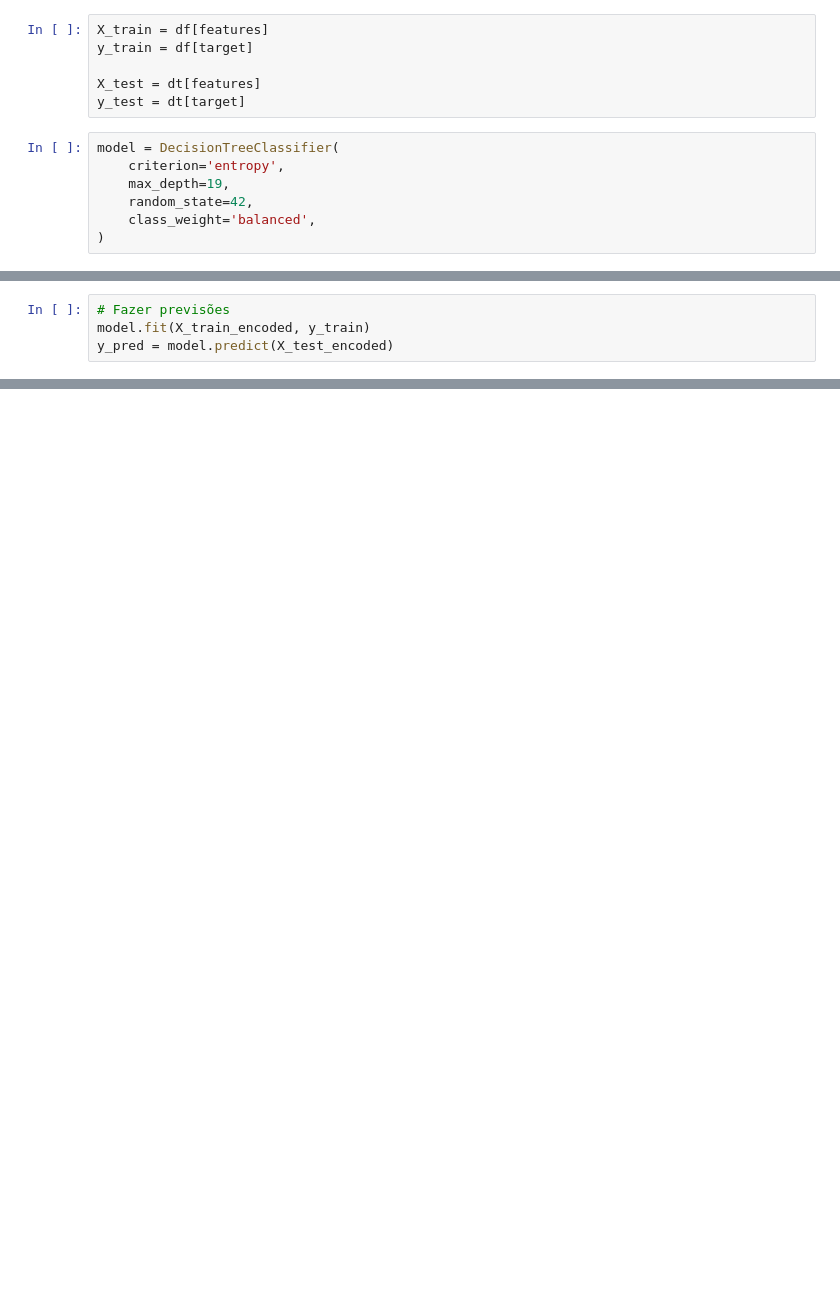
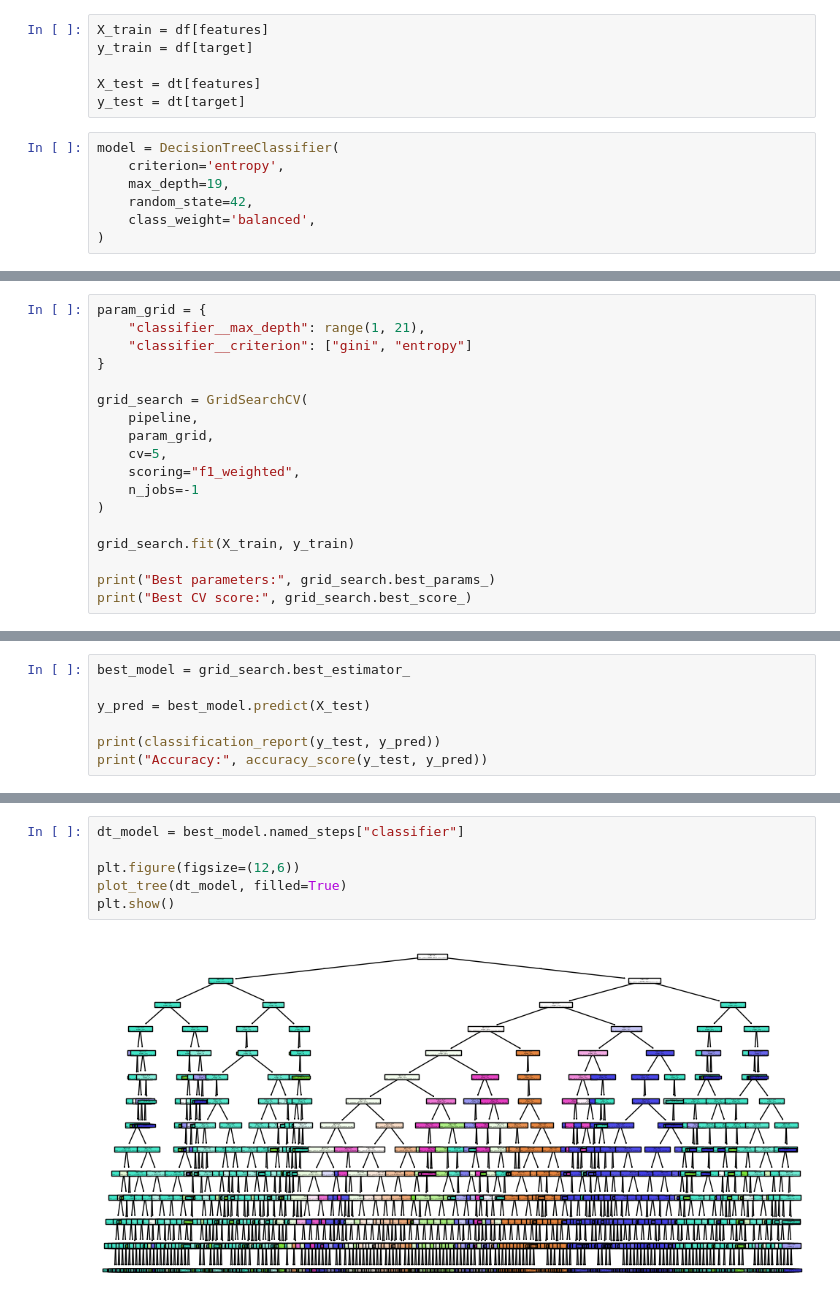
Before and after one commit to biammartins05-sketch/Triagem, a Jupyter notebook: modelos/decision_tree.ipynb, the cells around one changed output, grey strips where cells are left out. Drawn from its saved outputs; the diff is of its cells as text; blank space fills up the shorter version.

```diff
--- a/modelos/decision_tree.ipynb
+++ b/modelos/decision_tree.ipynb
@@ -125,4 +82,0 @@ Max Depth | Train Accuracy | Test Accuracy
-# %%
-# Fazer previsões
-model.fit(X_train_encoded, y_train)
-y_pred = model.predict(X_test_encoded)
@@ -160,0 +83,18 @@ KeyboardInterrupt
+# %%
+param_grid = {
+    "classifier__max_depth": range(1, 21),
+    "classifier__criterion": ["gini", "entropy"]
+}
+
+grid_search = GridSearchCV(
+    pipeline,
+    param_grid,
+    cv=5,
+    scoring="f1_weighted",
+    n_jobs=-1
+)
+
+grid_search.fit(X_train, y_train)
+
+print("Best parameters:", grid_search.best_params_)
+print("Best CV score:", grid_search.best_score_)
@@ -160,0 +104,7 @@ KeyboardInterrupt
+# %%
+best_model = grid_search.best_estimator_
+
+y_pred = best_model.predict(X_test)
+
+print(classification_report(y_test, y_pred))
+print("Accuracy:", accuracy_score(y_test, y_pred))
@@ -161,3 +125,11 @@ KeyboardInterrupt
+# %%
+dt_model = best_model.named_steps["classifier"]
+
+plt.figure(figsize=(12,6))
+plot_tree(dt_model, filled=True)
+plt.show()
+# %% [output]
+[figure, added]
 # %%
 import os
 
```
Also changed, not shown: parts of 10 cells of this notebook, 5 other files.
